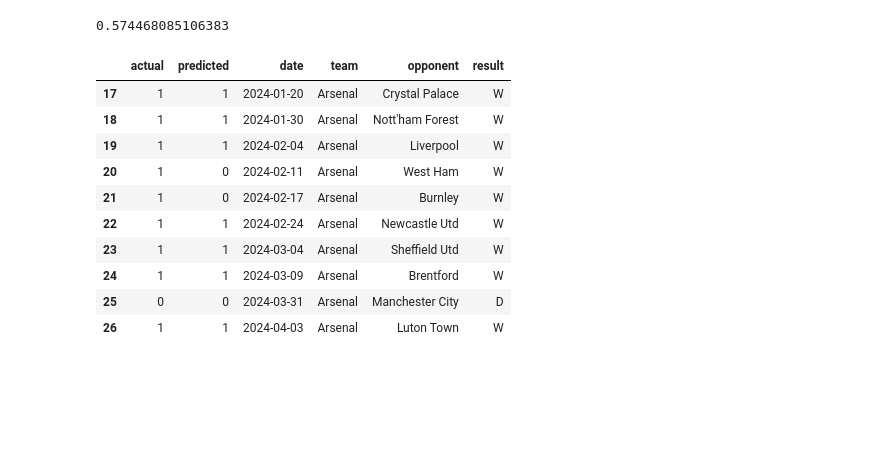
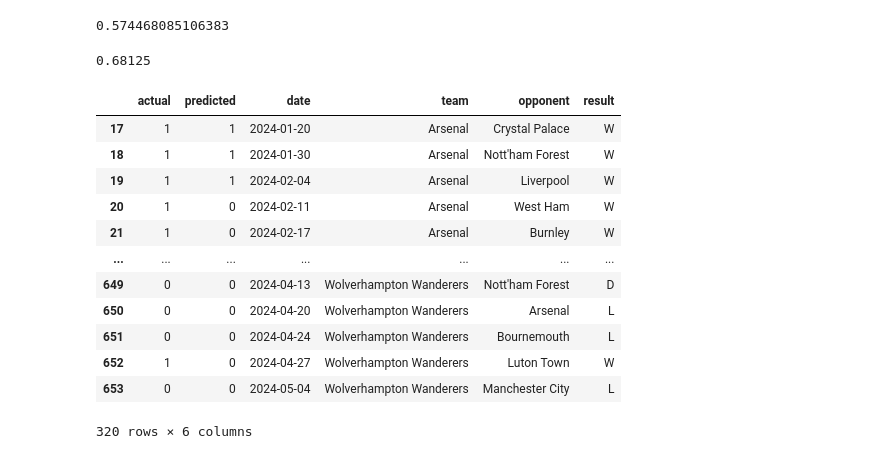
Before and after one commit to emanon19/Football-Prediction, a Jupyter notebook: prediction.ipynb, the cells around one changed output. Drawn from its saved outputs; the diff is of its cells as text; code cells hidden in the pictures; blank space fills up the shorter version.

Commit message:
add model building

```diff
--- a/prediction.ipynb
+++ b/prediction.ipynb
@@ -104,3 +100,5 @@ del matches["notes"]
+# %%
+matches = matches.drop(columns=['comp', 'notes', 'season'])
 # %%
 matches["date"] = pd.to_datetime(matches["date"])
 # %%
@@ -288,26 +286,33 @@ def make_predictions(data, predictors):
     preds = rf.predict(test[predictors])
     combined = pd.DataFrame(dict(actual=test["target"], predicted=preds), index=test.index)
     error = precision_score(test["target"], preds)
-    return combined, error
+    model_score = rf.score(test[predictors], test["target"])
+    return combined, error, model_score
 # %%
-combined, error = make_predictions(matches_rolling, predictors + new_cols)
+combined, error, model_score = make_predictions(matches_rolling, predictors + new_cols)
 # %%
 error
 # %% [output]
 0.574468085106383
+# %%
+model_score
+# %% [output]
+0.68125
 # %%
 combined = combined.merge(matches_rolling[["date", "team", "opponent", "result"]], left_index=True, right_index=True)
 # %%
-combined.head(10)
+combined
 # %% [output]
 |  | actual | predicted | date | team | opponent | result |
 | 17 | 1 | 1 | 2024-01-20 | Arsenal | Crystal Palace | W |
 | 18 | 1 | 1 | 2024-01-30 | Arsenal | Nott'ham Forest | W |
 | 19 | 1 | 1 | 2024-02-04 | Arsenal | Liverpool | W |
 | 20 | 1 | 0 | 2024-02-11 | Arsenal | West Ham | W |
 | 21 | 1 | 0 | 2024-02-17 | Arsenal | Burnley | W |
-| 22 | 1 | 1 | 2024-02-24 | Arsenal | Newcastle Utd | W |
-| 23 | 1 | 1 | 2024-03-04 | Arsenal | Sheffield Utd | W |
-| 24 | 1 | 1 | 2024-03-09 | Arsenal | Brentford | W |
-| 25 | 0 | 0 | 2024-03-31 | Arsenal | Manchester City | D |
-| 26 | 1 | 1 | 2024-04-03 | Arsenal | Luton Town | W |
+| ... | ... | ... | ... | ... | ... | ... |
+| 649 | 0 | 0 | 2024-04-13 | Wolverhampton Wanderers | Nott'ham Forest | D |
+| 650 | 0 | 0 | 2024-04-20 | Wolverhampton Wanderers | Arsenal | L |
+| 651 | 0 | 0 | 2024-04-24 | Wolverhampton Wanderers | Bournemouth | L |
+| 652 | 1 | 0 | 2024-04-27 | Wolverhampton Wanderers | Luton Town | W |
+| 653 | 0 | 0 | 2024-05-04 | Wolverhampton Wanderers | Manchester City | L |
+320 rows × 6 columns
```
Also changed, not shown: parts of 17 cells of this notebook, 9 other files.
